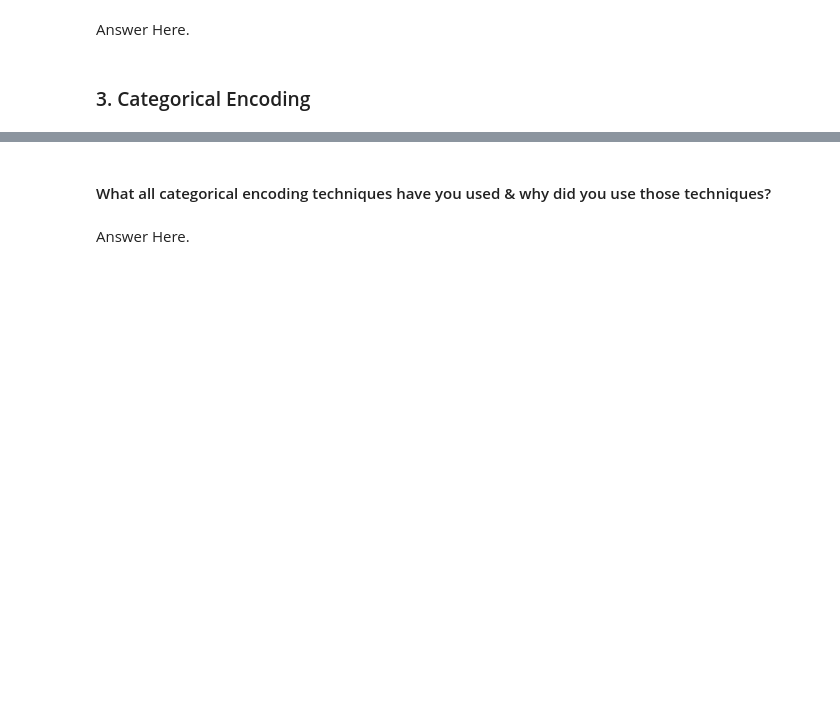
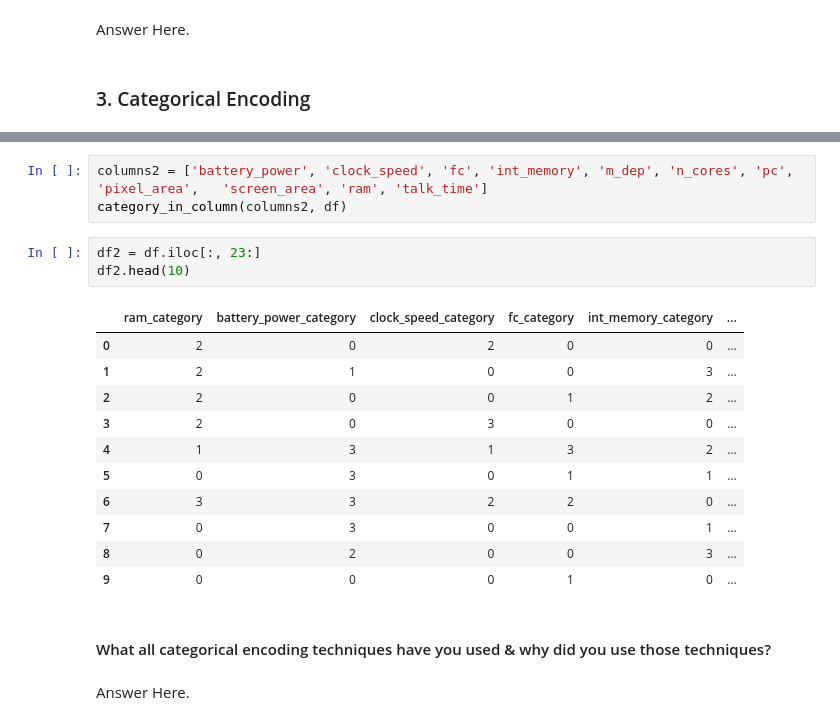
Before and after one commit to varuncode01/ST_Project3, a Jupyter notebook: ML_Project3.ipynb, the cells around one changed output, grey strips where cells are left out. Cells and saved outputs as stored; diff of their text form; blank space fills up the shorter version.

```diff
--- a/ML_Project3.ipynb
+++ b/ML_Project3.ipynb
@@ -677,3 +753,21 @@ Answer Here.
+# %%
+columns2 = ['battery_power', 'clock_speed', 'fc', 'int_memory', 'm_dep', 'n_cores', 'pc', 'pixel_area',	'screen_area', 'ram', 'talk_time']
+category_in_column(columns2, df)
+# %%
+df2 = df.iloc[:, 23:]
+df2.head(10)
+# %% [output]
+|  | ram_category | battery_power_category | clock_speed_category | fc_category | int_memory_category | ... |
+| 0 | 2 | 0 | 2 | 0 | 0 | ... |
+| 1 | 2 | 1 | 0 | 0 | 3 | ... |
+| 2 | 2 | 0 | 0 | 1 | 2 | ... |
+| 3 | 2 | 0 | 3 | 0 | 0 | ... |
+| 4 | 1 | 3 | 1 | 3 | 2 | ... |
+| 5 | 0 | 3 | 0 | 1 | 1 | ... |
+| 6 | 3 | 3 | 2 | 2 | 0 | ... |
+| 7 | 0 | 3 | 0 | 0 | 1 | ... |
+| 8 | 0 | 2 | 0 | 0 | 3 | ... |
+| 9 | 0 | 0 | 0 | 1 | 0 | ... |
 # %% [markdown]
 #### What all categorical encoding techniques have you used & why did you use those techniques?
 # %% [markdown]
```
Also changed, not shown: parts of 11 cells of this notebook.
